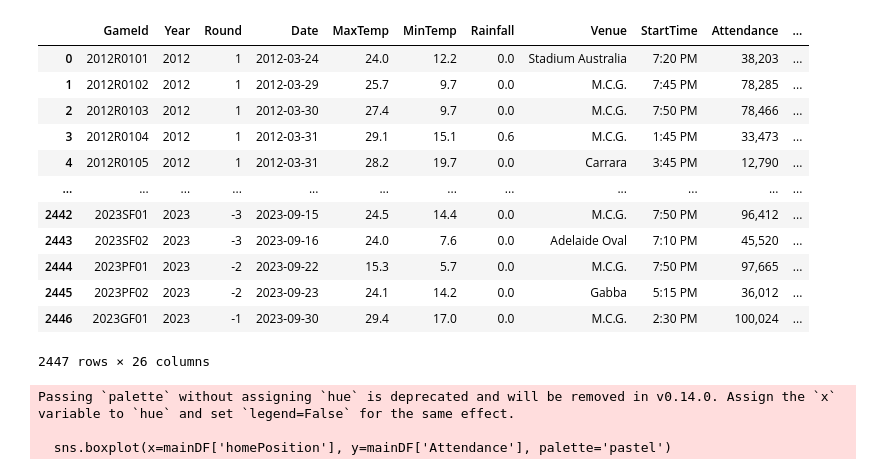
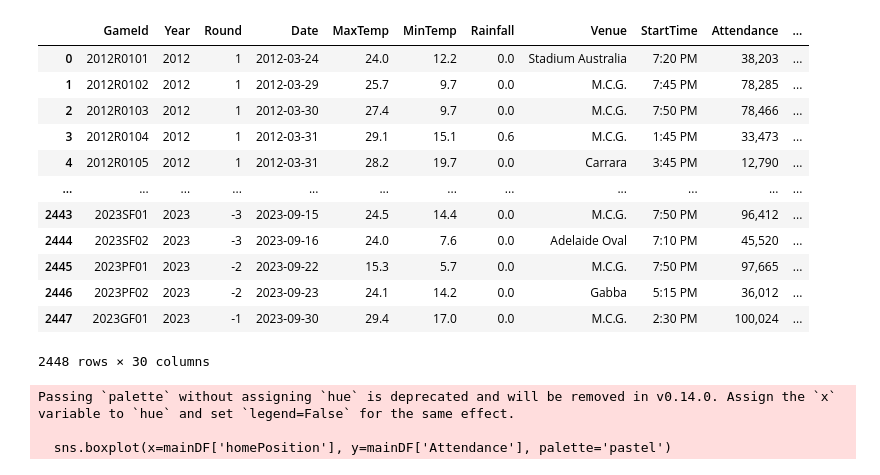
Before and after one commit to Raad42/AflAnalysis-, a Jupyter notebook: notebooks/eda.ipynb, the cells around one changed output. Saved outputs shown, nothing was run; the diff lists cells and outputs as text; code cells hidden in the pictures.

```diff
--- a/notebooks/eda.ipynb
+++ b/notebooks/eda.ipynb
@@ -6,22 +6,22 @@ import numpy as np
 import matplotlib.pyplot as plt
 import seaborn as sns
 # %%
-mainDF = pd.read_csv('rawData.csv')
+mainDF = pd.read_csv(r'C:\Users\raadr\OneDrive\Desktop\AflAnalysis-\data\raw\rawData12_24Complete.csv')
 mainDF
 # %% [output]
 |  | GameId | Year | Round | Date | MaxTemp | MinTemp | Rainfall | Venue | StartTime | Attendance | ... |
 | 0 | 2012R0101 | 2012 | 1 | 2012-03-24 | 24.0 | 12.2 | 0.0 | Stadium Australia | 7:20 PM | 38,203 | ... |
 | 1 | 2012R0102 | 2012 | 1 | 2012-03-29 | 25.7 | 9.7 | 0.0 | M.C.G. | 7:45 PM | 78,285 | ... |
 | 2 | 2012R0103 | 2012 | 1 | 2012-03-30 | 27.4 | 9.7 | 0.0 | M.C.G. | 7:50 PM | 78,466 | ... |
 | 3 | 2012R0104 | 2012 | 1 | 2012-03-31 | 29.1 | 15.1 | 0.6 | M.C.G. | 1:45 PM | 33,473 | ... |
 | 4 | 2012R0105 | 2012 | 1 | 2012-03-31 | 28.2 | 19.7 | 0.0 | Carrara | 3:45 PM | 12,790 | ... |
 | ... | ... | ... | ... | ... | ... | ... | ... | ... | ... | ... | ... |
-| 2442 | 2023SF01 | 2023 | -3 | 2023-09-15 | 24.5 | 14.4 | 0.0 | M.C.G. | 7:50 PM | 96,412 | ... |
-| 2443 | 2023SF02 | 2023 | -3 | 2023-09-16 | 24.0 | 7.6 | 0.0 | Adelaide Oval | 7:10 PM | 45,520 | ... |
-| 2444 | 2023PF01 | 2023 | -2 | 2023-09-22 | 15.3 | 5.7 | 0.0 | M.C.G. | 7:50 PM | 97,665 | ... |
-| 2445 | 2023PF02 | 2023 | -2 | 2023-09-23 | 24.1 | 14.2 | 0.0 | Gabba | 5:15 PM | 36,012 | ... |
-| 2446 | 2023GF01 | 2023 | -1 | 2023-09-30 | 29.4 | 17.0 | 0.0 | M.C.G. | 2:30 PM | 100,024 | ... |
+| 2443 | 2023SF01 | 2023 | -3 | 2023-09-15 | 24.5 | 14.4 | 0.0 | M.C.G. | 7:50 PM | 96,412 | ... |
+| 2444 | 2023SF02 | 2023 | -3 | 2023-09-16 | 24.0 | 7.6 | 0.0 | Adelaide Oval | 7:10 PM | 45,520 | ... |
+| 2445 | 2023PF01 | 2023 | -2 | 2023-09-22 | 15.3 | 5.7 | 0.0 | M.C.G. | 7:50 PM | 97,665 | ... |
+| 2446 | 2023PF02 | 2023 | -2 | 2023-09-23 | 24.1 | 14.2 | 0.0 | Gabba | 5:15 PM | 36,012 | ... |
+| 2447 | 2023GF01 | 2023 | -1 | 2023-09-30 | 29.4 | 17.0 | 0.0 | M.C.G. | 2:30 PM | 100,024 | ... |
-2447 rows × 26 columns
+2448 rows × 30 columns
 # %%
 
 mainDF['Attendance'] = mainDF['Attendance'].str.replace(',', '', regex=True)  # Remove commas
```
Also changed, not shown: parts of 9 cells of this notebook, 21 other files.
